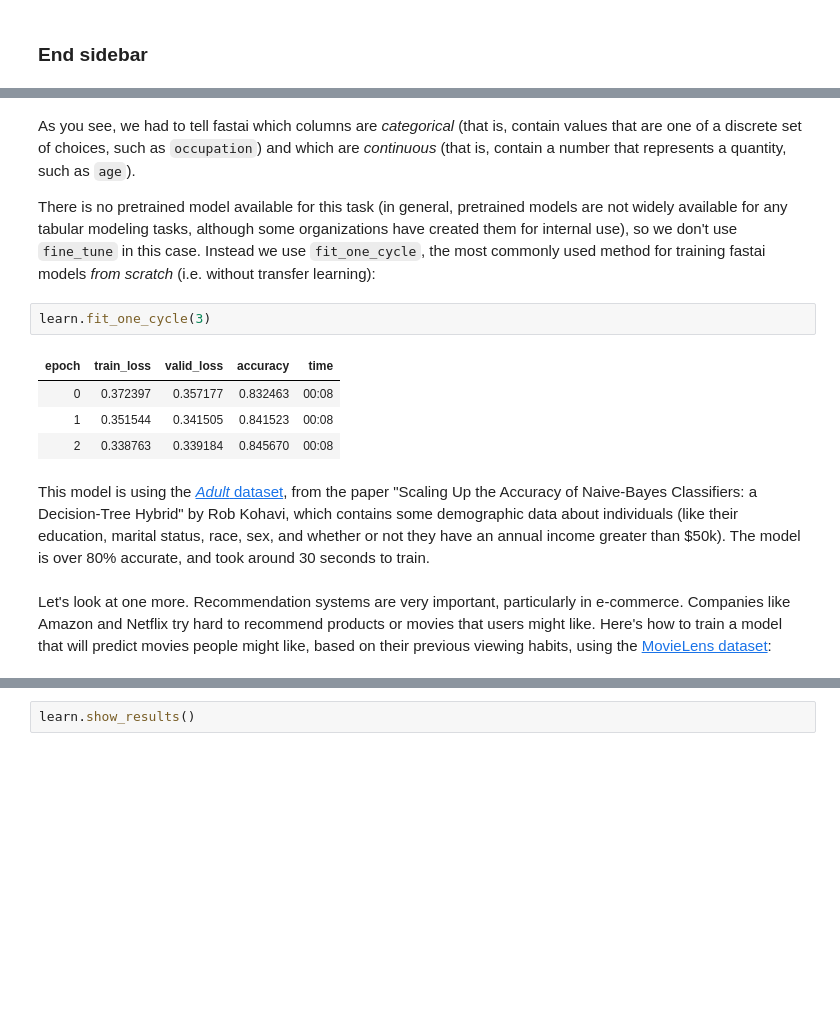
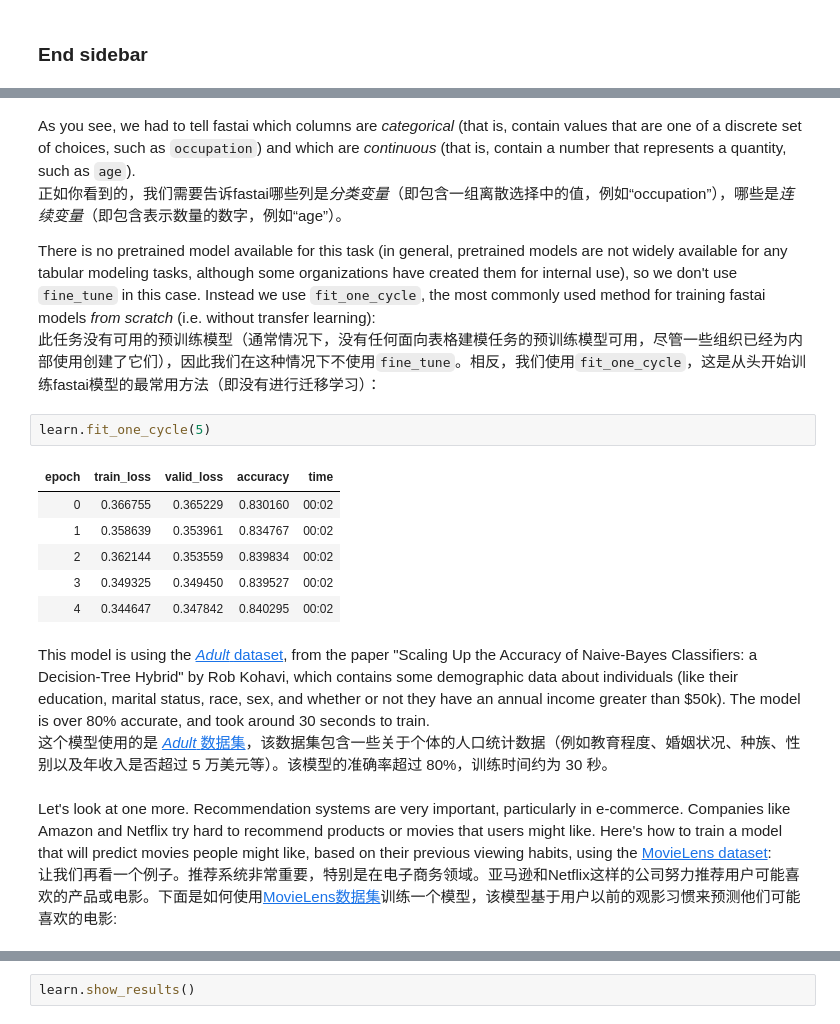
Before and after one commit to zijuan0810/fastbook, a Jupyter notebook: 01_intro.ipynb, the cells around one changed output, grey strips where cells are left out. Drawn from its saved outputs; the diff is of its cells as text; blank space fills up the shorter version.

```diff
--- a/01_intro.ipynb
+++ b/01_intro.ipynb
@@ -797,18 +954,24 @@ learn = tabular_learner(dls, metrics=accuracy)
 # %% [markdown]
 As you see, we had to tell fastai which columns are *categorical* (that is, contain values that are one of a discrete set of choices, such as `occupation`) and which are *continuous* (that is, contain a number that represents a quantity, such as `age`).
+<br>正如你看到的，我们需要告诉fastai哪些列是*分类变量*（即包含一组离散选择中的值，例如“occupation”），哪些是*连续变量*（即包含表示数量的数字，例如“age”）。
 
 There is no pretrained model available for this task (in general, pretrained models are not widely available for any tabular modeling tasks, although some organizations have created them for internal use), so we don't use `fine_tune` in this case. Instead we use `fit_one_cycle`, the most commonly used method for training fastai models *from scratch* (i.e. without transfer learning):
+<br>此任务没有可用的预训练模型（通常情况下，没有任何面向表格建模任务的预训练模型可用，尽管一些组织已经为内部使用创建了它们），因此我们在这种情况下不使用`fine_tune`。相反，我们使用`fit_one_cycle`，这是从头开始训练fastai模型的最常用方法（即没有进行迁移学习）：
 # %%
-learn.fit_one_cycle(3)
+learn.fit_one_cycle(5)
 # %% [output]
 | epoch | train_loss | valid_loss | accuracy | time |
-| 0 | 0.372397 | 0.357177 | 0.832463 | 00:08 |
-| 1 | 0.351544 | 0.341505 | 0.841523 | 00:08 |
-| 2 | 0.338763 | 0.339184 | 0.845670 | 00:08 |
+| 0 | 0.366755 | 0.365229 | 0.830160 | 00:02 |
+| 1 | 0.358639 | 0.353961 | 0.834767 | 00:02 |
+| 2 | 0.362144 | 0.353559 | 0.839834 | 00:02 |
+| 3 | 0.349325 | 0.349450 | 0.839527 | 00:02 |
+| 4 | 0.344647 | 0.347842 | 0.840295 | 00:02 |
 # %% [markdown]
 This model is using the [*Adult* dataset](http://robotics.stanford.edu/~ronnyk/nbtree.pdf), from the paper "Scaling Up the Accuracy of Naive-Bayes Classifiers: a Decision-Tree Hybrid" by Rob Kohavi, which contains some demographic data about individuals (like their education, marital status, race, sex, and whether or not they have an annual income greater than \$50k). The model is over 80\% accurate, and took around 30 seconds to train.
+<br>这个模型使用的是 [*Adult* 数据集](http://robotics.stanford.edu/~ronnyk/nbtree.pdf)，该数据集包含一些关于个体的人口统计数据（例如教育程度、婚姻状况、种族、性别以及年收入是否超过 5 万美元等）。该模型的准确率超过 80\%，训练时间约为 30 秒。
 # %% [markdown]
 Let's look at one more. Recommendation systems are very important, particularly in e-commerce. Companies like Amazon and Netflix try hard to recommend products or movies that users might like. Here's how to train a model that will predict movies people might like, based on their previous viewing habits, using the [MovieLens dataset](https://doi.org/10.1145/2827872):
+<br>让我们再看一个例子。推荐系统非常重要，特别是在电子商务领域。亚马逊和Netflix这样的公司努力推荐用户可能喜欢的产品或电影。下面是如何使用[MovieLens数据集](https://doi.org/10.1145/2827872)训练一个模型，该模型基于用户以前的观影习惯来预测他们可能喜欢的电影:
 # %%
 from fastai.collab import *
 path = untar_data(URLs.ML_SAMPLE)
```
Also changed, not shown: parts of 69 cells of this notebook.
